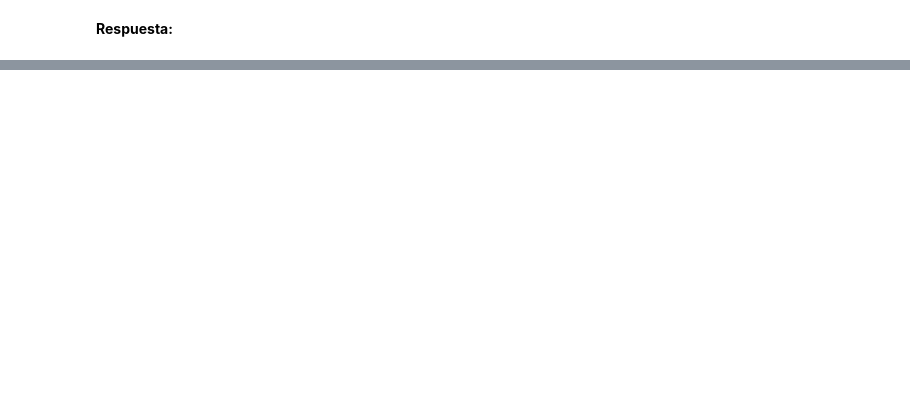
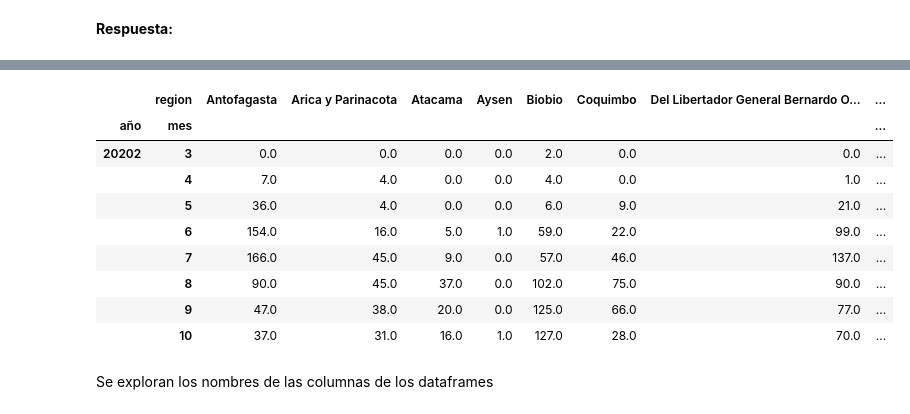
Before and after one commit to tomcort/portfolio, a Jupyter notebook: homeworks/hwk01.ipynb, the cells around one changed output, grey strips where cells are left out. Cells and saved outputs as stored; diff of their text form; code cells hidden in the pictures; blank space fills up the shorter version.

```diff
--- a/homeworks/hwk01.ipynb
+++ b/homeworks/hwk01.ipynb
@@ -786,22 +1090,42 @@ def_covid.head()
 # %%
 def_covid2=(
+
+    #Se reordena la información en las columnas fecha y defunciones
     def_covid
     .melt(
         id_vars="region",
         value_vars= def_covid.columns[1:],
         var_name='fecha',
         value_name='defunciones')
+
+    #Se definen las columnas mes y año
     .assign(
         mes = lambda df: df["fecha"].apply(lambda x: int(x.split("-")[1])),
         año = 20202
     )
+
+    #Se definen la columna defunciones calculando la suma de defunciones por cada agrupación de los datos por region y mes
     .assign(
-        defunciones = lambda df: df.groupby(["region","año","mes"])["defunciones"].transform(lambda x: x.sum())
+        defunciones = lambda df: df.groupby(["region","mes"])["defunciones"].transform(lambda x: x.sum())
     )
+
+    #Se elmina la información innecesaria
     .drop_duplicates(subset=["mes","region","año"])
     .drop(columns=["fecha"])
-    #.groupby(["region", "año","mes"]).agg(lambda x: x)
 
+    #Se reordena la información de manera conveniente
+    .pivot(index=["año","mes"], columns = "region" , values = "defunciones")
 )
 
-def_covid2.pivot(index=["año","mes"], columns = "region" , values = "defunciones")
+def_covid2
+# %% [output]
+|  | region | Antofagasta | Arica y Parinacota | Atacama | Aysen | Biobio | Coquimbo | Del Libertador General Bernardo O... | ... |
+| año | mes |  |  |  |  |  |  |  | ... |
+| 20202 | 3 | 0.0 | 0.0 | 0.0 | 0.0 | 2.0 | 0.0 | 0.0 | ... |
+|  | 4 | 7.0 | 4.0 | 0.0 | 0.0 | 4.0 | 0.0 | 1.0 | ... |
+|  | 5 | 36.0 | 4.0 | 0.0 | 0.0 | 6.0 | 9.0 | 21.0 | ... |
+|  | 6 | 154.0 | 16.0 | 5.0 | 1.0 | 59.0 | 22.0 | 99.0 | ... |
+|  | 7 | 166.0 | 45.0 | 9.0 | 0.0 | 57.0 | 46.0 | 137.0 | ... |
+|  | 8 | 90.0 | 45.0 | 37.0 | 0.0 | 102.0 | 75.0 | 90.0 | ... |
+|  | 9 | 47.0 | 38.0 | 20.0 | 0.0 | 125.0 | 66.0 | 77.0 | ... |
+|  | 10 | 37.0 | 31.0 | 16.0 | 1.0 | 127.0 | 28.0 | 70.0 | ... |
@@ -814,0 +1132,2 @@ def_covid2.pivot(index=["año","mes"], columns = "region" , values = "defuncione
+# %% [markdown]
+Se exploran los nombres de las columnas de los dataframes
```
Also changed, not shown: parts of 51 cells of this notebook.
